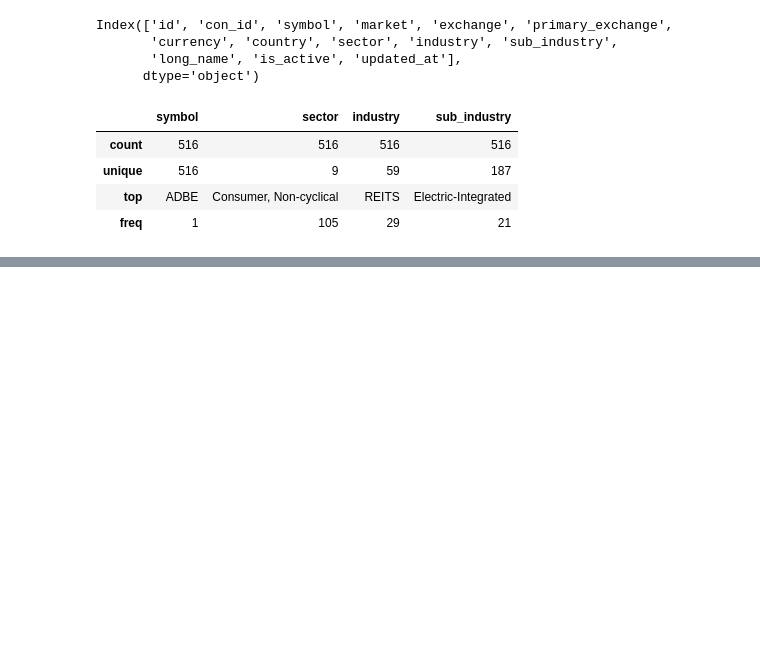
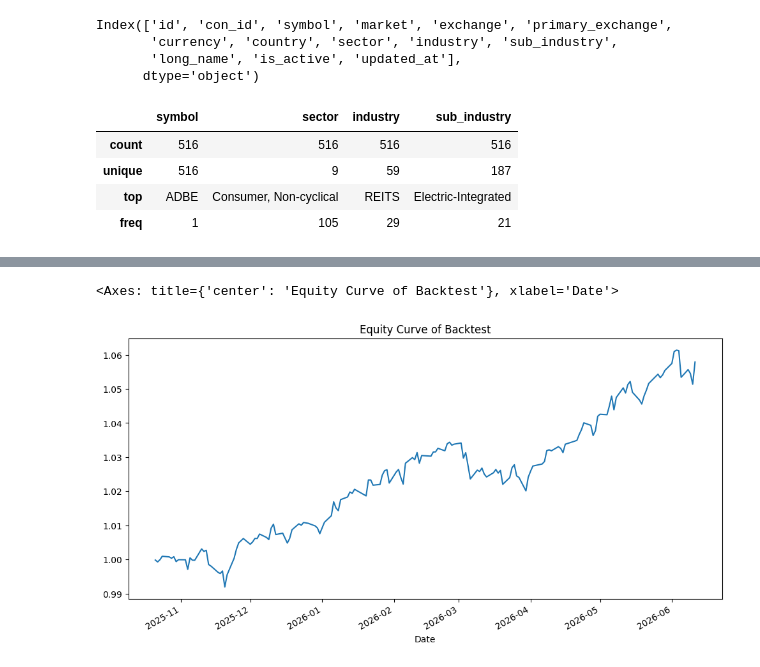
Before and after one commit to pankajti/adaptive-financial-decision-systems, a Jupyter notebook: icaif_2026/lab/notebooks/instruments_eda.ipynb, the cells around one changed output, grey strips where cells are left out. Cells and saved outputs as stored; diff of their text form; code cells hidden in the pictures; blank space fills up the shorter version.

```diff
--- a/icaif_2026/lab/notebooks/instruments_eda.ipynb
+++ b/icaif_2026/lab/notebooks/instruments_eda.ipynb
@@ -37,0 +51,2 @@ snp500_instruments.describe()
+# %%
+sp_close = sp_history['Close']
@@ -37,0 +70,5 @@ snp500_instruments.describe()
+# %%
+sp_sma_5= sp_close.rolling(window=5).mean()
+sp_sma_20=sp_close.rolling(window=20).mean()
+sp_sma_50=sp_close.rolling(window=50).mean()
+sp_sma_200= sp_close.rolling(window=200).mean()
@@ -37,0 +93,9 @@ snp500_instruments.describe()
+# %%
+def compute_strong_bullish_signals(sp_sma_5, sp_sma_20, sp_sma_50, sp_sma_200):
+    return (
+        (sp_sma_5 > sp_sma_20)
+        & (sp_sma_5 > sp_sma_50)
+        & (sp_sma_5 > sp_sma_200)
+        & (sp_sma_20 > sp_sma_50)
+        & (sp_sma_50 > sp_sma_200)
+    )
@@ -37,0 +235,14 @@ snp500_instruments.describe()
+# %%
+trade_history, metrics, equity_curve = backtest_strong_bullish(sp_open,
+    sp_close,
+    sp_sma_5,
+    sp_sma_20,
+    sp_sma_50,
+    sp_sma_200,
+    hold_days=30,
+    stop_loss=0.30,
+    take_profit=0.40,
+    top_n=10,
+)
+
+trade_history.head(), metrics
@@ -37,0 +267,5 @@ snp500_instruments.describe()
+# %%
+equity_curve.plot(title="Equity Curve of Backtest", figsize=(12, 6))
+# %% [output]
+<Axes: title={'center': 'Equity Curve of Backtest'}, xlabel='Date'>
+[figure, added]
```
Also changed, not shown: parts of 8 cells of this notebook, 6 other files.
